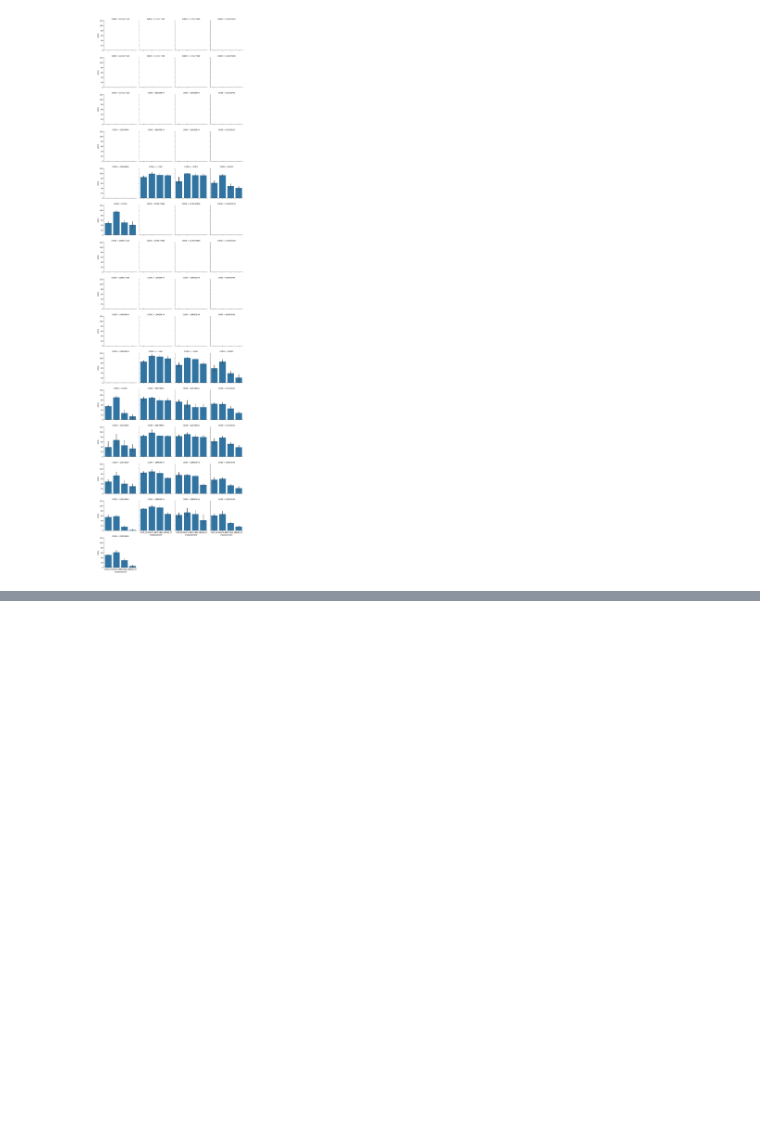
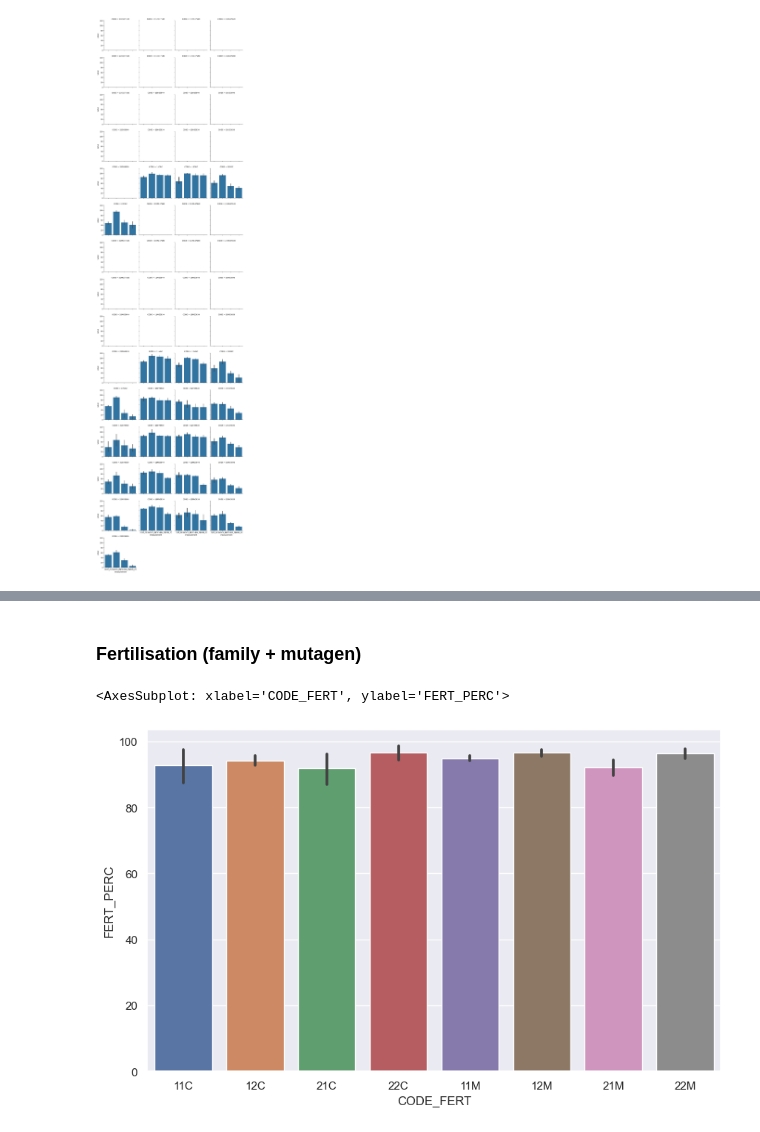
Before and after one commit to mitoclub/fish-strong-purifying-selection, a Jupyter notebook: notebooks/primary_stats.ipynb, the cells around one changed output, grey strips where cells are left out. Saved outputs shown, nothing was run; the diff lists cells and outputs as text; code cells hidden in the pictures; blank space fills up the shorter version.

```diff
--- a/notebooks/primary_stats.ipynb
+++ b/notebooks/primary_stats.ipynb
@@ -129,0 +204,17 @@ g.add_legend()
+# %%
+sns.set(rc={'figure.figsize':(10,6)})
+# %%
+exp5lab.FEMALE = exp5lab.FEMALE.astype(str)
+exp5lab.MALE = exp5lab.MALE.astype(str)
+# %% [markdown]
+### Fertilisation (family + mutagen)
+# %%
+exp5lab.FERT_PERC = exp5lab.FERT_PERC.str.replace(',', '.')
+exp5lab.FERT_PERC = pd.to_numeric(exp5lab.FERT_PERC)
+# %%
+exp5lab['CODE_FERT'] = exp5lab.FEMALE + exp5lab.MALE + exp5lab.MUT
+# %%
+sns.barplot(exp5lab, x='CODE_FERT', y='FERT_PERC')
+# %% [output]
+<AxesSubplot: xlabel='CODE_FERT', ylabel='FERT_PERC'>
+[figure, added]
```
Also changed, not shown: parts of 35 cells of this notebook.
